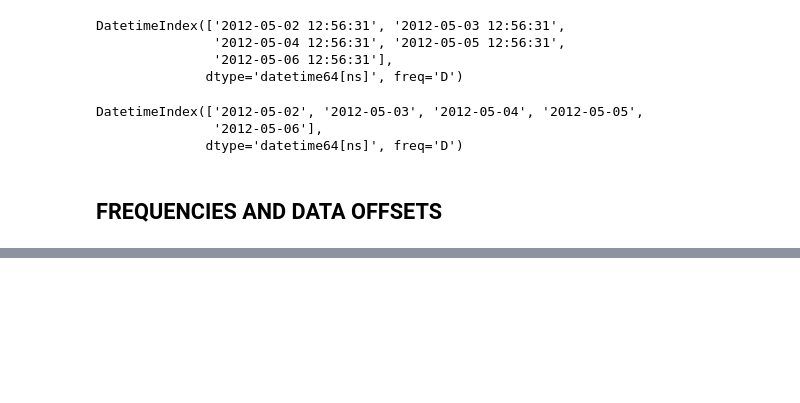
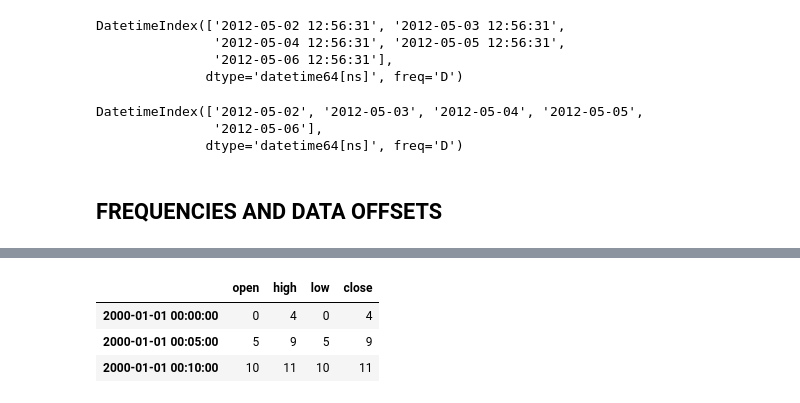
Before and after one commit to ferreiramr/livroPythonForDataAnalysis_WesMcKinney, a Jupyter notebook: chapter11_TimeSeries.ipynb, the cells around one changed output, grey strips where cells are left out. Cells and saved outputs as stored; diff of their text form; code cells hidden in the pictures; blank space fills up the shorter version.

```diff
--- a/chapter11_TimeSeries.ipynb
+++ b/chapter11_TimeSeries.ipynb
@@ -443,0 +1258,2 @@ DatetimeIndex(['2012-05-02', '2012-05-03', '2012-05-04', '2012-05-05',
+# %%
+rng = pd.date_range('2000-01-01', periods=12, freq='T')
@@ -443,0 +1270,2 @@ DatetimeIndex(['2012-05-02', '2012-05-03', '2012-05-04', '2012-05-05',
+# %%
+ts = pd.Series(np.arange(12), index=rng)
@@ -443,0 +1321,7 @@ DatetimeIndex(['2012-05-02', '2012-05-03', '2012-05-04', '2012-05-05',
+# %%
+ts.resample('5min').ohlc()
+# %% [output]
+|  | open | high | low | close |
+| 2000-01-01 00:00:00 | 0 | 4 | 0 | 4 |
+| 2000-01-01 00:05:00 | 5 | 9 | 5 | 9 |
+| 2000-01-01 00:10:00 | 10 | 11 | 10 | 11 |
```
Also changed, not shown: parts of 179 cells of this notebook.
